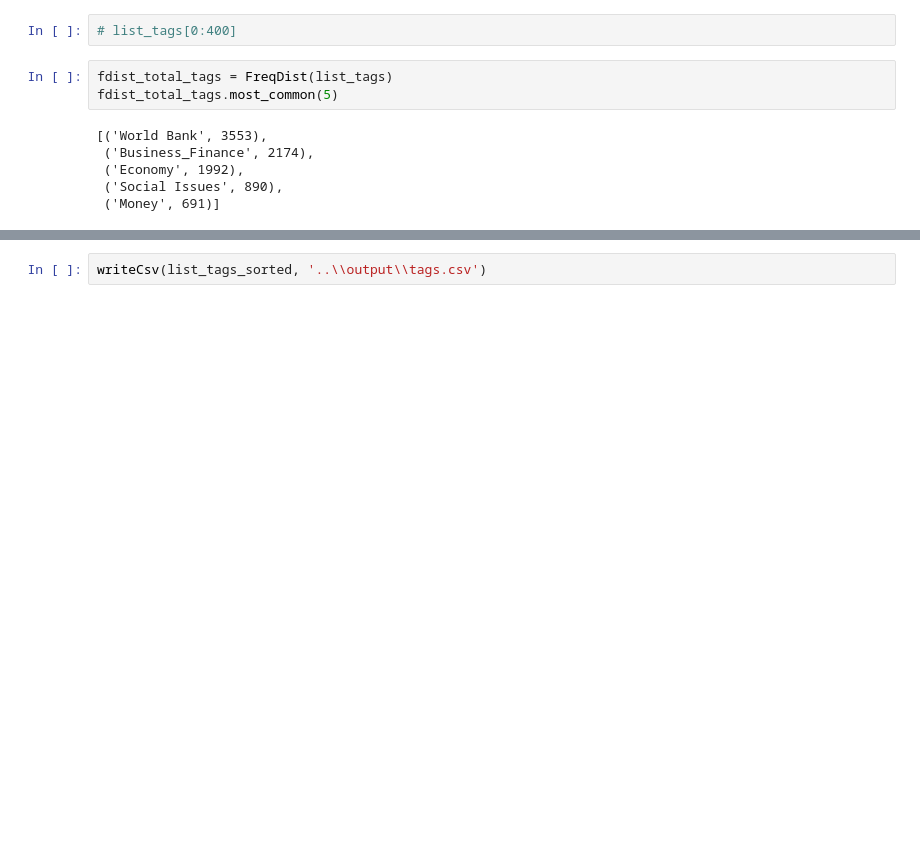
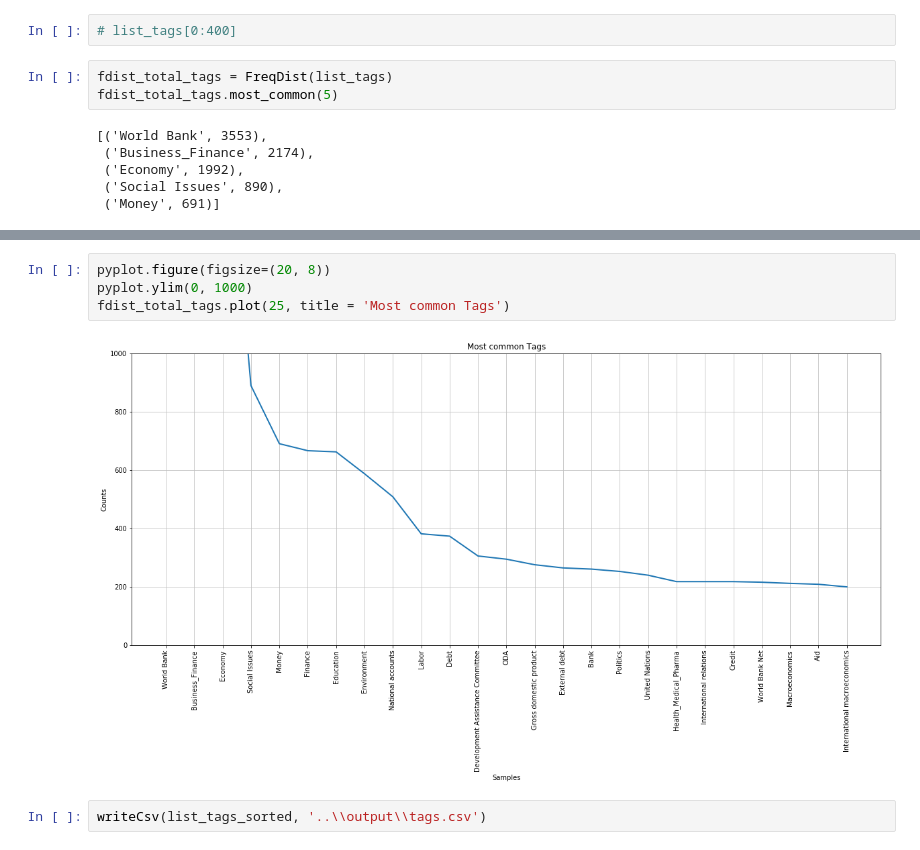
Before and after one commit to mantasbandonis/datasciencelab, a Jupyter notebook: dslab.ipynb, the cells around one changed output, grey strips where cells are left out. Saved outputs shown, nothing was run; the diff lists cells and outputs as text; blank space fills up the shorter version.

```diff
--- a/dslab.ipynb
+++ b/dslab.ipynb
@@ -154,2 +155,8 @@ fdist_total_tags.plot(200, title = 'Most common Tags')
+# %%
+pyplot.figure(figsize=(20, 8))
+pyplot.ylim(0, 1000)
+fdist_total_tags.plot(25, title = 'Most common Tags')
+# %% [output]
+[figure, added]
 # %%
 writeCsv(list_tags_sorted, '..\\output\\tags.csv')
```
Also changed, not shown: parts of 1 cell of this notebook.
